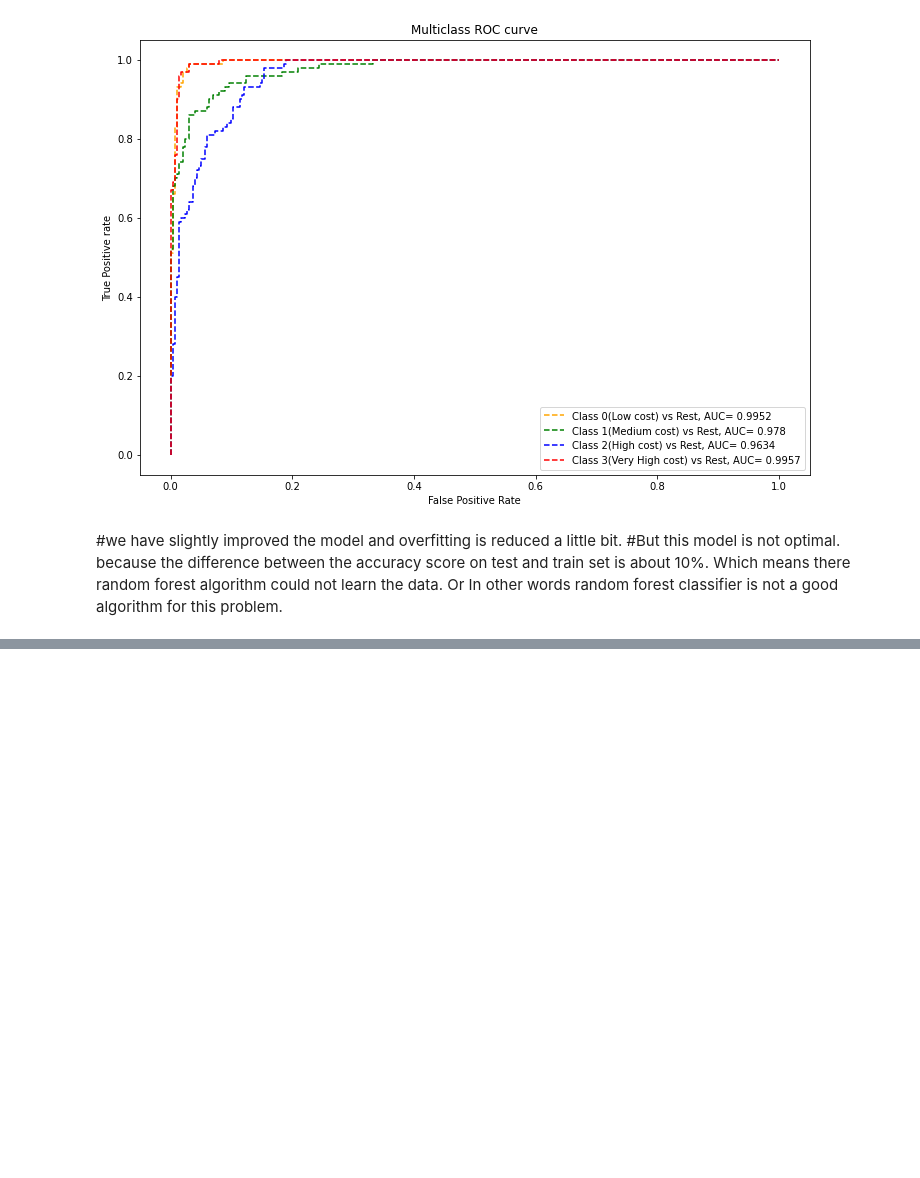
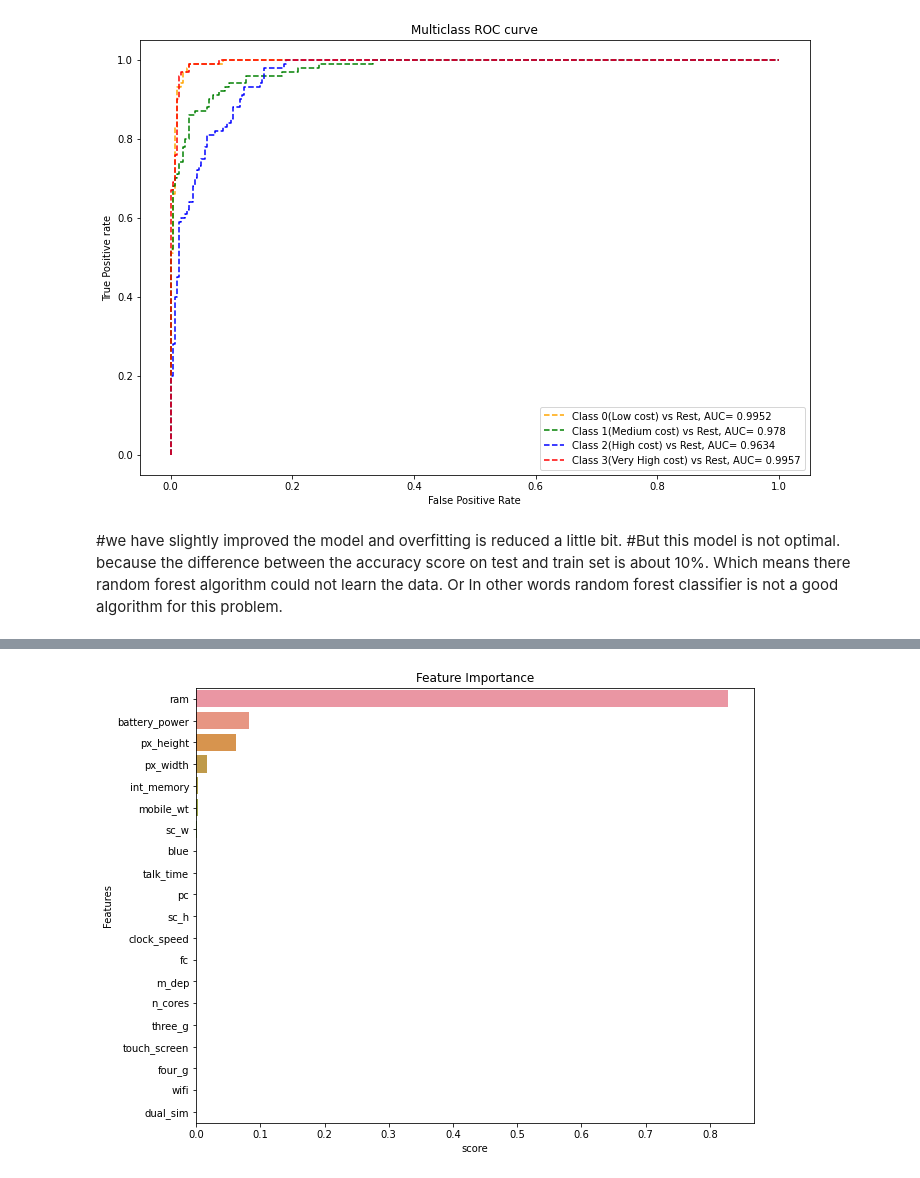
Before and after one commit to Lovejeet-Singh-31/Mobile-Price-Range-Prediction, a Jupyter notebook: Mobile_Price_Range_Prediction.ipynb, the cells around one changed output, grey strips where cells are left out. Cells and saved outputs as stored; diff of their text form; code cells hidden in the pictures; blank space fills up the shorter version.

```diff
--- a/Mobile_Price_Range_Prediction.ipynb
+++ b/Mobile_Price_Range_Prediction.ipynb
@@ -1269,0 +1461,5 @@ performance_df=pd.DataFrame(dict1,index=[1])
+# %%
+#plotting feature importances
+plot_feature_importance(gbc_optimal)
+# %% [output]
+[figure, added]
```
Also changed, not shown: parts of 122 cells of this notebook.
